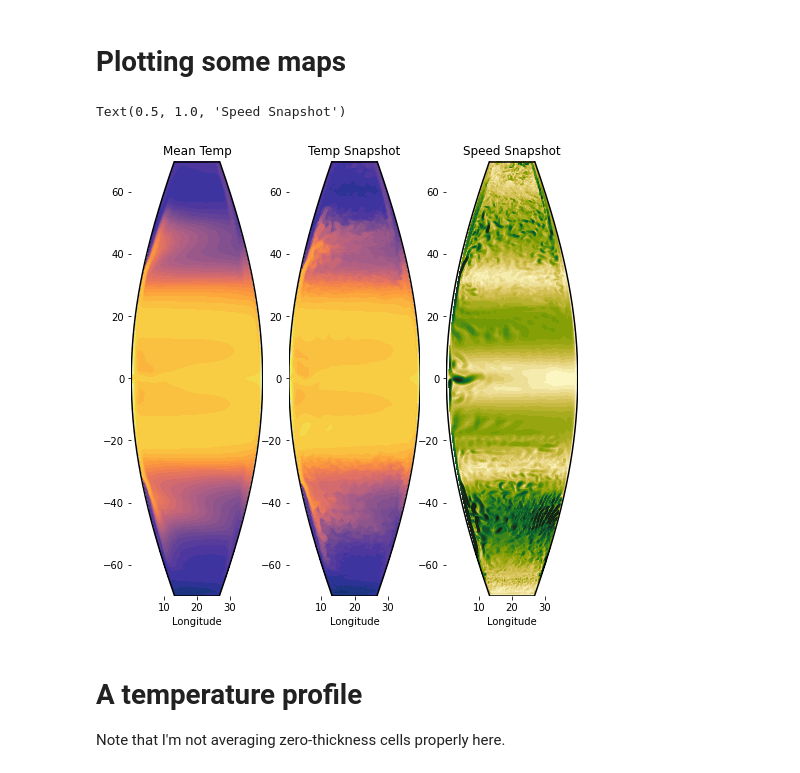
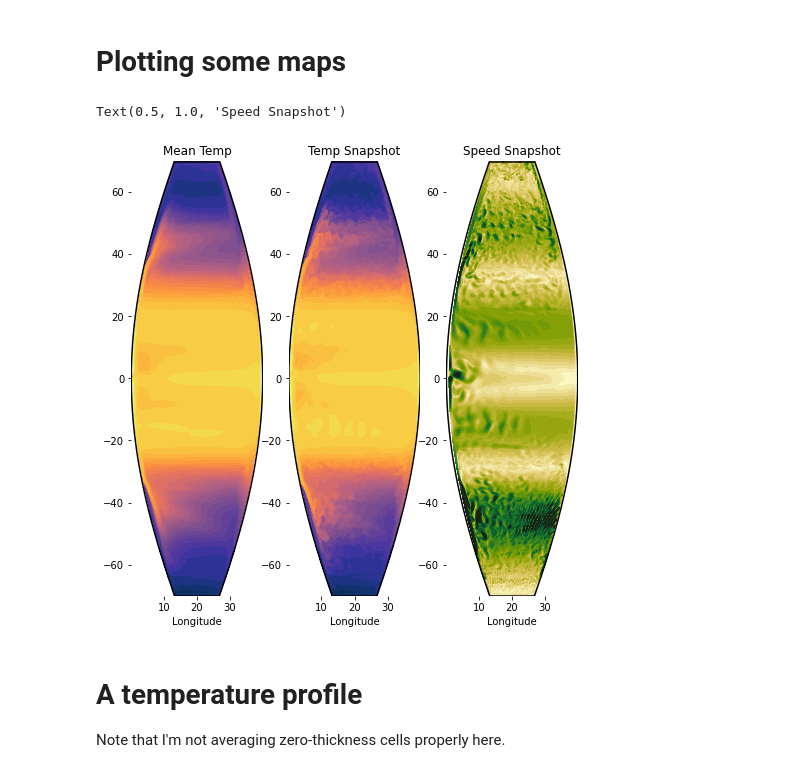
Before and after one commit to AndyHoggANU/anu-tub, a Jupyter notebook: diagnostics/Start_Plotting.ipynb, the cells around one changed output. Cells and saved outputs as stored; diff of their text form; code cells hidden in the pictures.

```diff
--- a/diagnostics/Start_Plotting.ipynb
+++ b/diagnostics/Start_Plotting.ipynb
@@ -81,34 +81,34 @@ def plot_mercator(ax,X0,Y0):
 # %%
 fig, ax = plt.subplots(1,3,figsize=(8,8))
 vlev = np.linspace(-2,32,34)
 
 #
-darray = cc.querying.getvar(experiment, 'temp', session,ncfile='prog_ave.nc',start_time='0020-01-01')
+darray = cc.querying.getvar(experiment, 'temp', session,ncfile='prog_ave.nc',start_time='0140-01-01')
 temp_surf = darray.mean('Time').isel(zl=0)
 X,Y = plot_mercator(ax[0],temp_surf.coords['xh'],temp_surf.coords['yh'])
 p1=ax[0].contourf(X,Y,temp_surf,levels=vlev,extend='both',cmap=cm.cm.thermal)
 ax[0].set_title('Mean Temp')
 
 #
-darray = cc.querying.getvar(experiment, 'temp', session,ncfile='prog.nc',start_time='0020-01-01')
+darray = cc.querying.getvar(experiment, 'temp', session,ncfile='prog.nc',start_time='0140-01-01')
 temp_snap = darray.isel(Time=-1).isel(zl=0)
 X,Y = plot_mercator(ax[1],temp_snap.coords['xh'],temp_surf.coords['yh'])
 p1=ax[1].contourf(X,Y,temp_snap,levels=vlev,extend='both',cmap=cm.cm.thermal)
 ax[1].set_title('Temp Snapshot')
 
 #
 slev = np.linspace(0,1,26)
-darray = cc.querying.getvar(experiment, 'u', session,ncfile='prog.nc',start_time='0020-01-01')
+darray = cc.querying.getvar(experiment, 'u', session,ncfile='prog.nc',start_time='0140-01-01')
 u_snap = darray.isel(Time=-1).isel(zl=0)
-darray = cc.querying.getvar(experiment, 'v', session,ncfile='prog.nc',start_time='0020-01-01')
+darray = cc.querying.getvar(experiment, 'v', session,ncfile='prog.nc',start_time='0140-01-01')
 v_snap = darray.isel(Time=-1).isel(zl=0)
 speed = (u_snap.values[:,:-1]**2 + v_snap[:-1,:].values**2)**(0.5)
 X,Y = plot_mercator(ax[2],temp_surf.coords['xh'],temp_surf.coords['yh'])
 p1=ax[2].contourf(X,Y,speed,levels=slev,extend='both',cmap=cm.cm.speed)
 ax[2].set_title('Speed Snapshot')
 # %% [output]
 Text(0.5, 1.0, 'Speed Snapshot')
-[figure, old version]
+[figure, new version]
 # %% [markdown]
 # A temperature profile
 Note that I'm not averaging zero-thickness cells properly here.
```
Also changed, not shown: parts of 5 cells of this notebook, 1 other file.
